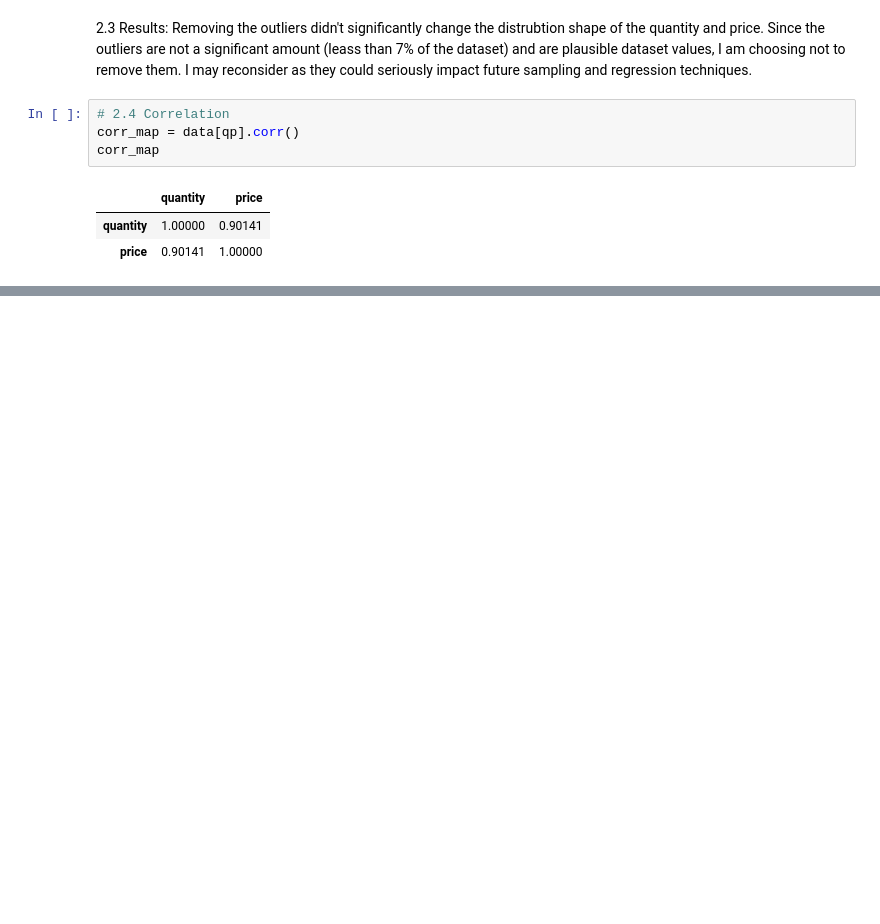
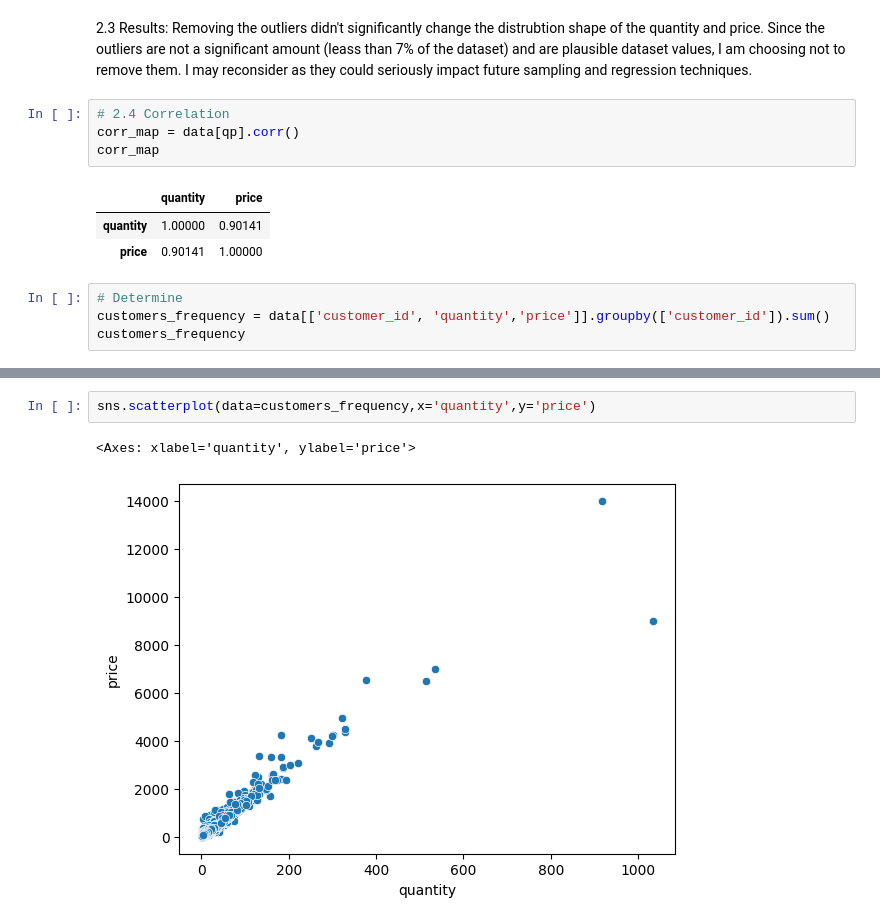
Before and after one commit to kymayodeji/marketing, a Jupyter notebook: eda.ipynb, the cells around one changed output, grey strips where cells are left out. Drawn from its saved outputs; the diff is of its cells as text; blank space fills up the shorter version.

```diff
--- a/eda.ipynb
+++ b/eda.ipynb
@@ -131,3 +141,7 @@ corr_map
 |  | quantity | price |
 | quantity | 1.00000 | 0.90141 |
 | price | 0.90141 | 1.00000 |
+# %%
+# Determine
+customers_frequency = data[['customer_id', 'quantity','price']].groupby(['customer_id']).sum()
+customers_frequency
@@ -133,0 +163,5 @@ corr_map
+# %%
+sns.scatterplot(data=customers_frequency,x='quantity',y='price')
+# %% [output]
+<Axes: xlabel='quantity', ylabel='price'>
+[figure, added]
```
Also changed, not shown: parts of 13 cells of this notebook.
